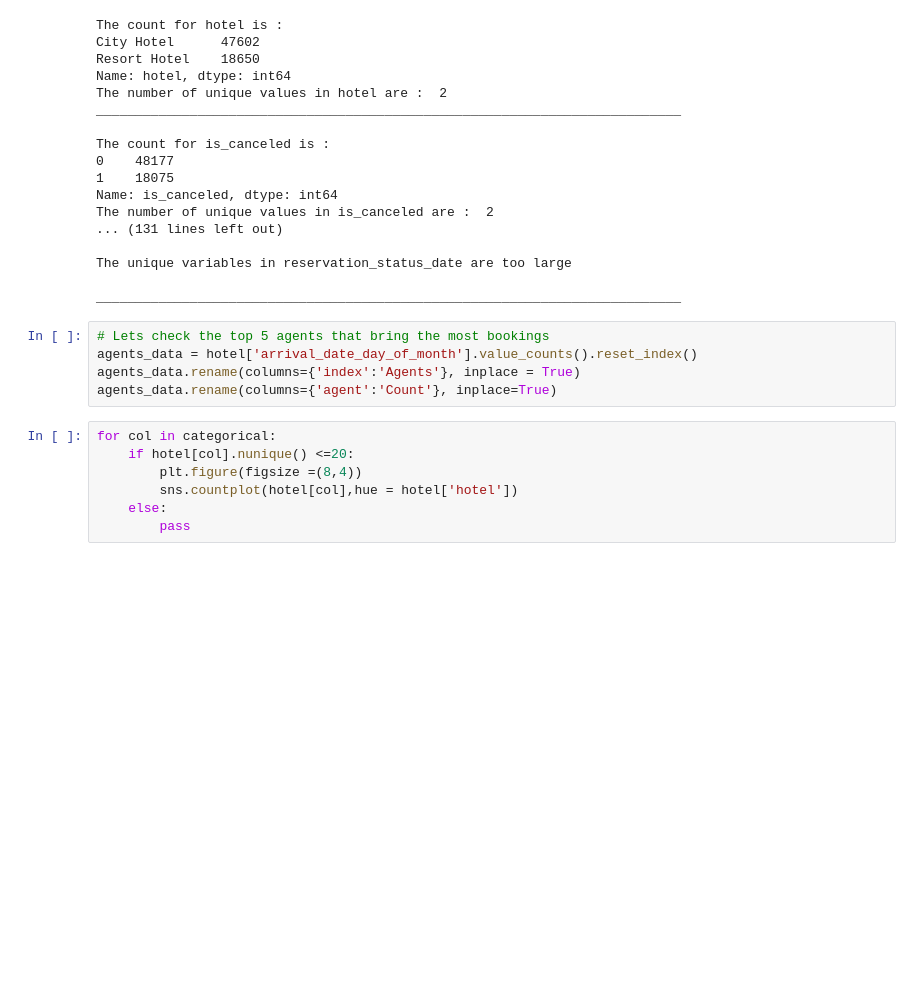
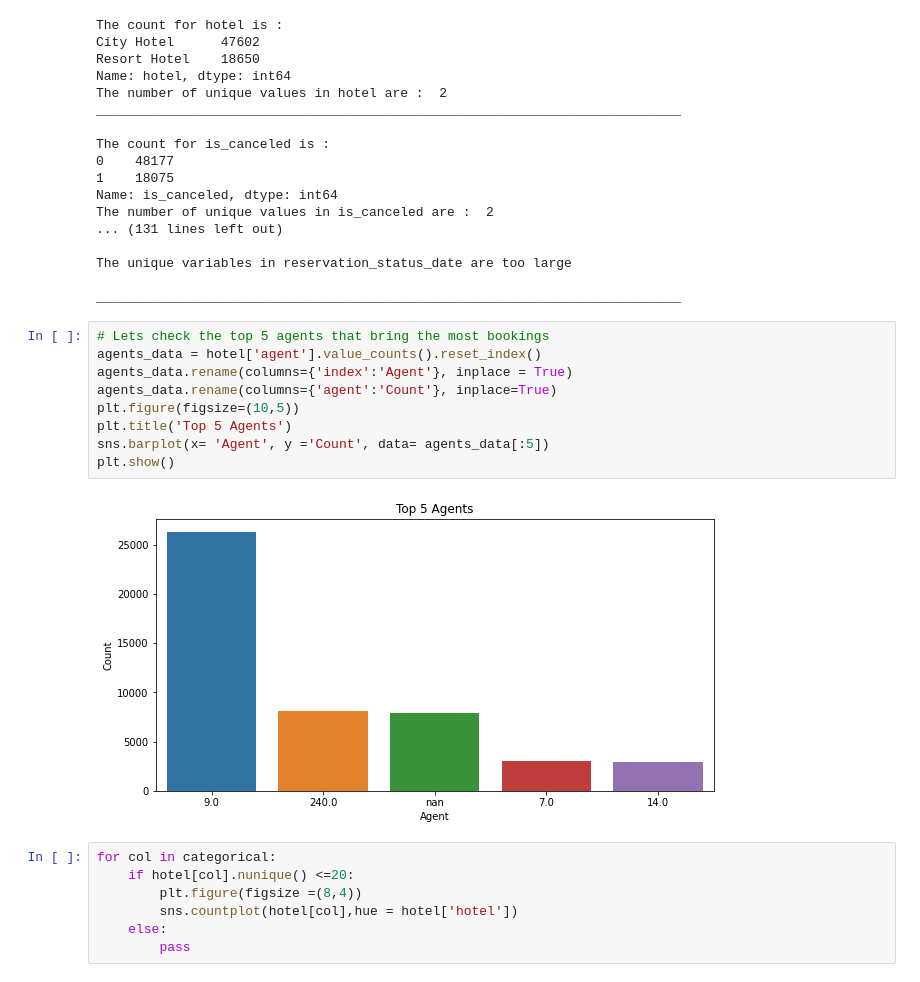
Before and after one commit to shubhpanchal/EDA--HotelAnalysis-AlmabetterCapstoneProject, a Jupyter notebook: Copy_of_Hotel_Booking_Analysis_Capstone_Project.ipynb, the cells around one changed output. Cells and saved outputs as stored; diff of their text form; blank space fills up the shorter version.

```diff
--- a/Copy_of_Hotel_Booking_Analysis_Capstone_Project.ipynb
+++ b/Copy_of_Hotel_Booking_Analysis_Capstone_Project.ipynb
@@ -509,9 +509,15 @@ The unique variables in reservation_status_date are too large
 ___________________________________________________________________________
 # %%
 # Lets check the top 5 agents that bring the most bookings
-agents_data = hotel['arrival_date_day_of_month'].value_counts().reset_index()
-agents_data.rename(columns={'index':'Agents'}, inplace = True)
+agents_data = hotel['agent'].value_counts().reset_index()
+agents_data.rename(columns={'index':'Agent'}, inplace = True)
 agents_data.rename(columns={'agent':'Count'}, inplace=True)
+plt.figure(figsize=(10,5))
+plt.title('Top 5 Agents')
+sns.barplot(x= 'Agent', y ='Count', data= agents_data[:5])
+plt.show()
+# %% [output]
+[figure, added]
 # %%
 for col in categorical:
     if hotel[col].nunique() <=20:
```
Also changed, not shown: parts of 9 cells of this notebook.
